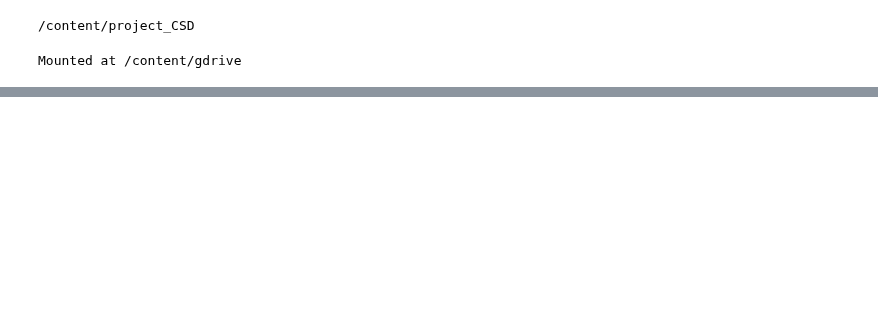
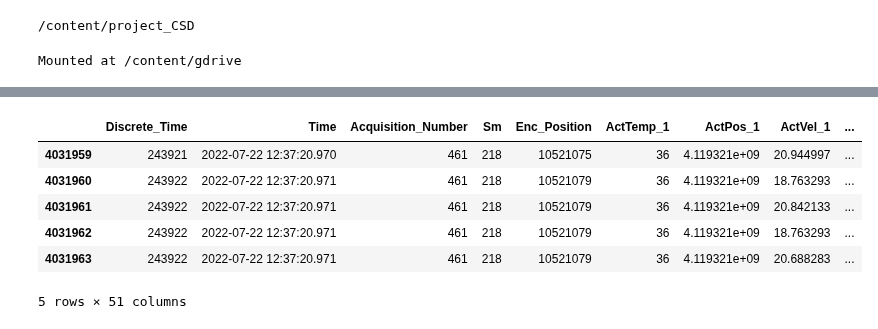
Before and after one commit to BianchiLuca28/project_CSD, a Jupyter notebook: notebook_exploration_cleaning /new_analysis.ipynb, the cells around one changed output, grey strips where cells are left out. Drawn from its saved outputs; the diff is of its cells as text; code cells hidden in the pictures; blank space fills up the shorter version.

```diff
--- a/notebook_exploration_cleaning /new_analysis.ipynb
+++ b/notebook_exploration_cleaning /new_analysis.ipynb
@@ -69,5 +91,13 @@ concatDataset.sort_values(by = ['Acquisition_Number', 'Discrete_Time'], inplace
 # %%
-concatDataset.head()
+concatDataset.tail()
+# %% [output]
+|  | Discrete_Time | Time | Acquisition_Number | Sm | Enc_Position | ActTemp_1 | ActPos_1 | ActVel_1 | ... |
+| 4031959 | 243921 | 2022-07-22 12:37:20.970 | 461 | 218 | 10521075 | 36 | 4.119321e+09 | 20.944997 | ... |
+| 4031960 | 243922 | 2022-07-22 12:37:20.971 | 461 | 218 | 10521079 | 36 | 4.119321e+09 | 18.763293 | ... |
+| 4031961 | 243922 | 2022-07-22 12:37:20.971 | 461 | 218 | 10521079 | 36 | 4.119321e+09 | 20.842133 | ... |
+| 4031962 | 243922 | 2022-07-22 12:37:20.971 | 461 | 218 | 10521079 | 36 | 4.119321e+09 | 18.763293 | ... |
+| 4031963 | 243922 | 2022-07-22 12:37:20.971 | 461 | 218 | 10521079 | 36 | 4.119321e+09 | 20.688283 | ... |
+5 rows × 51 columns
 # %%
 concatDatasetInd = concatDataset.iloc[:, 23:50]
 y = concatDataset.loc[:, "label"]
```
Also changed, not shown: parts of 23 cells of this notebook.
